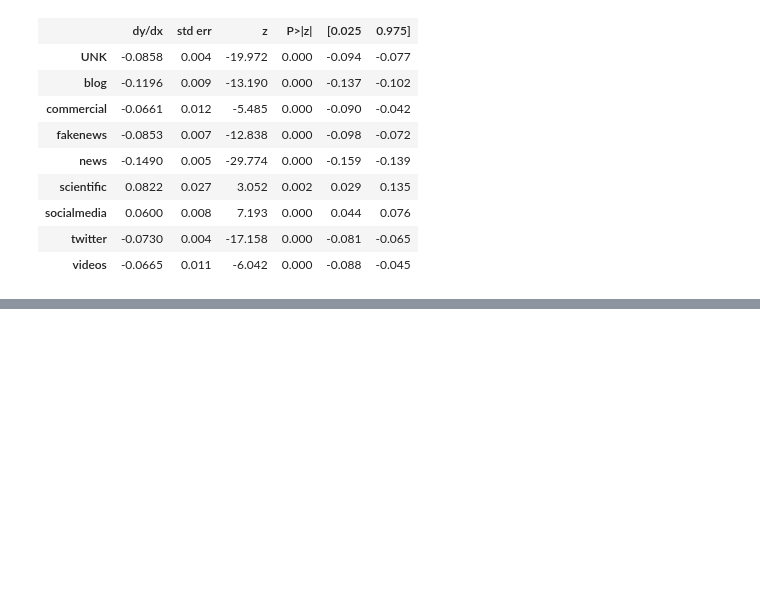
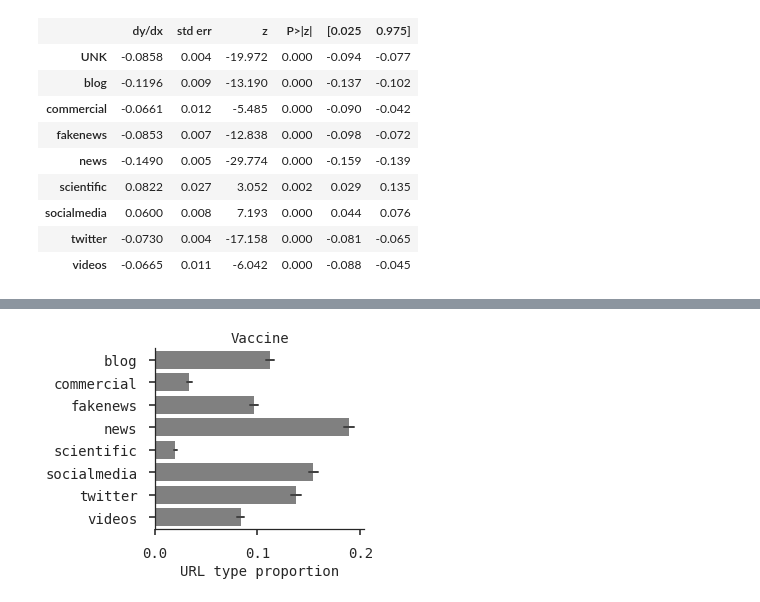
Before and after one commit to napsternxg/ControversialTweetAnalysis, a Jupyter notebook: Analysis.ipynb, the cells around one changed output, grey strips where cells are left out. Drawn from its saved outputs; the diff is of its cells as text; code cells hidden in the pictures; blank space fills up the shorter version.

```diff
--- a/Analysis.ipynb
+++ b/Analysis.ipynb
@@ -1127,3 +1141,30 @@ Logit Marginal Effects
 | socialmedia | 0.0600 | 0.008 | 7.193 | 0.000 | 0.044 | 0.076 |
 | twitter | -0.0730 | 0.004 | -17.158 | 0.000 | -0.081 | -0.065 |
 | videos | -0.0665 | 0.011 | -6.042 | 0.000 | -0.088 | -0.045 |
+# %%
+%%time
+with sns.plotting_context(
+    rc={"axes.titlesize": 14,
+        "axes.labelsize": 14,
+        "xtick.labelsize": 14,
+        "ytick.labelsize": 14,
+       }), sns.axes_style(
+    rc={"font.family": "monospace"}):
+    g = sns.factorplot(y="URL_type", x="URL_counts", #hue="is_controversial",
+                   col="topic_name", col_wrap=3,
+                       #col_order=topic_order,
+                       kind="bar",
+                       color="0.5",
+                       errwidth=2,
+                  data=pd.melt(pd.concat([df_X[df.t_n_urls > 0] > 0,
+                                          df[(df.t_n_urls > 0) & (df.topic_name == "Vaccine")][["topic_name"]],
+                                          (df_y[df.t_n_urls > 0] == 1).to_frame()],
+                      axis=1).drop(["NONE", "UNK"], axis=1),
+                               id_vars=["is_controversial", "topic_name"],
+            var_name="URL_type", value_name="URL_counts"
+           ))
+    #g.set_xticklabels(rotation=90)
+    g.set_titles("{col_name}").set_axis_labels("URL type proportion", "")
+    #sns.despine(offset=10)
+    plt.savefig("URL_proportions.atleast1url.vaccine.pdf", bbox_inches="tight")
+# %% [output]
@@ -1129,0 +1173 @@ Logit Marginal Effects
+[figure, added]
```
Also changed, not shown: parts of 14 cells of this notebook.
